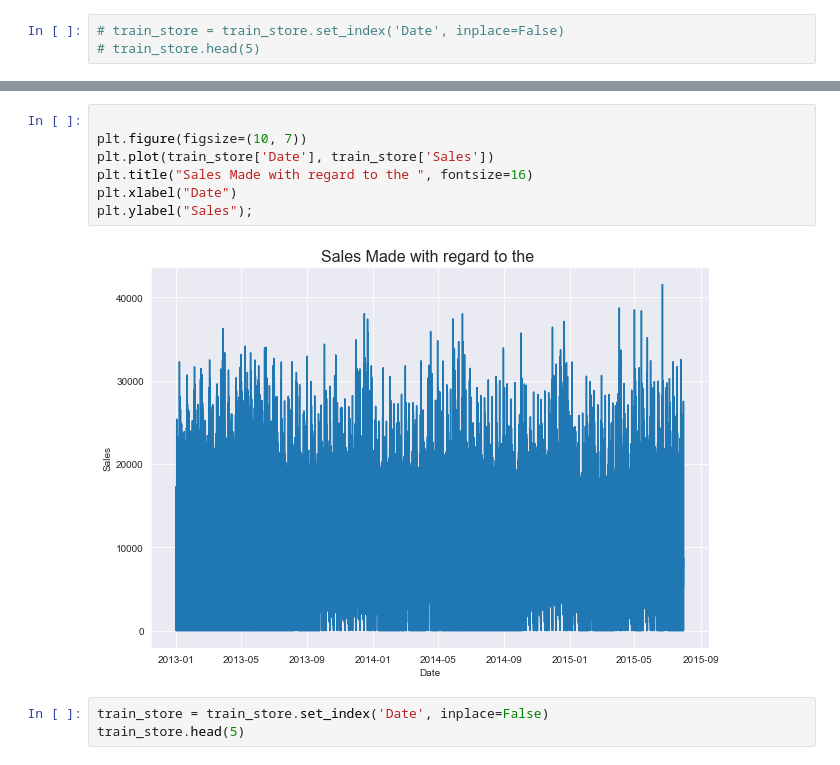
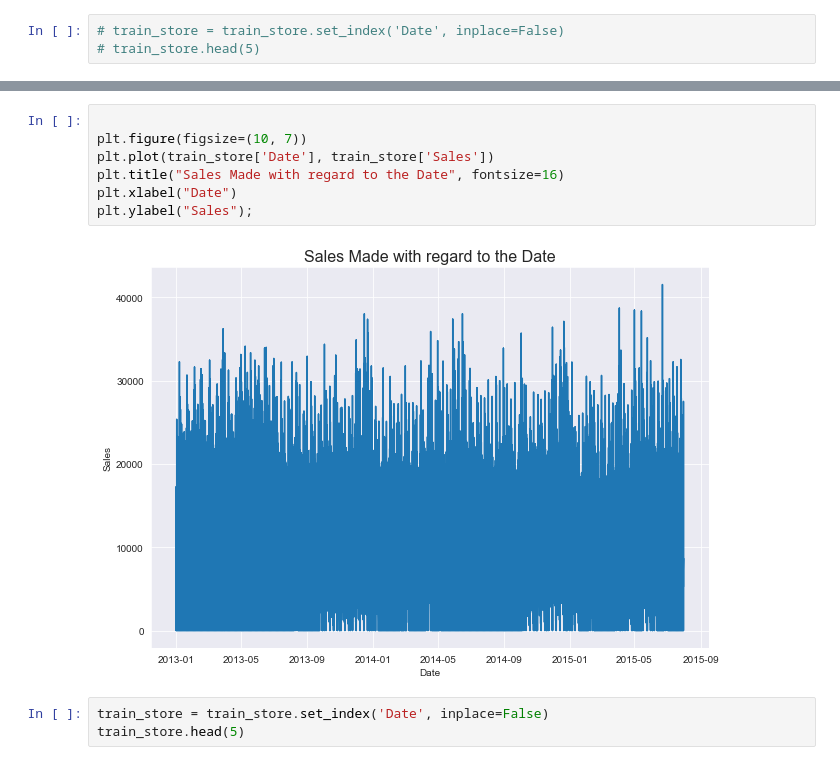
Before and after one commit to ProgrammingOperative/Pharmaceutical-Sales-Prediction, a Jupyter notebook: notebooks/Preprocessing.ipynb, the cells around one changed output, grey strips where cells are left out. Drawn from its saved outputs; the diff is of its cells as text.

```diff
--- a/notebooks/Preprocessing.ipynb
+++ b/notebooks/Preprocessing.ipynb
@@ -178,12 +178,12 @@ memory usage: 87.2+ KB
 # %%
 
 plt.figure(figsize=(10, 7))
 plt.plot(train_store['Date'], train_store['Sales'])
-plt.title("Sales Made with regard to the ", fontsize=16)
+plt.title("Sales Made with regard to the Date", fontsize=16)
 plt.xlabel("Date")
 plt.ylabel("Sales");
 # %% [output]
-[figure, old version]
+[figure, new version]
 # %%
 train_store = train_store.set_index('Date', inplace=False)
 train_store.head(5)
```
Also changed, not shown: parts of 6 cells of this notebook, 1 other file.
